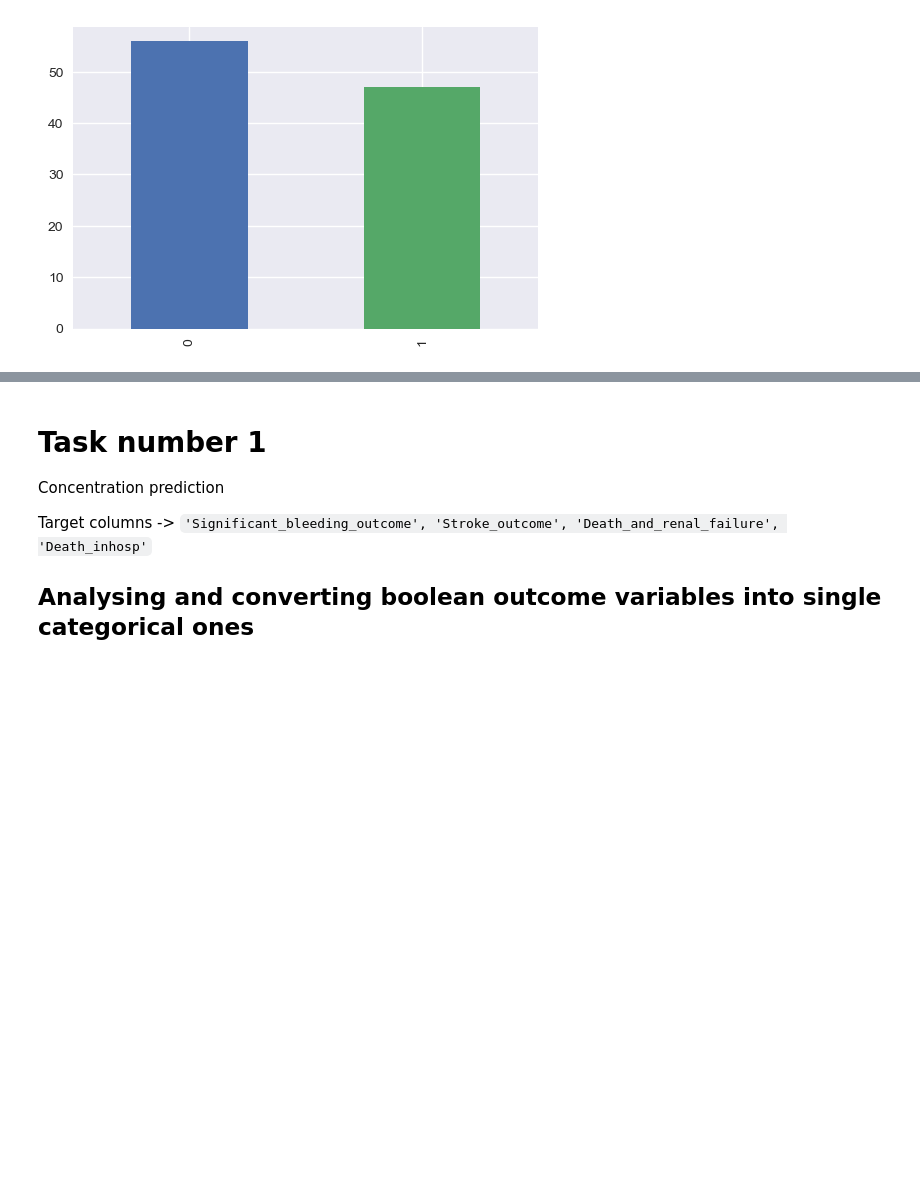
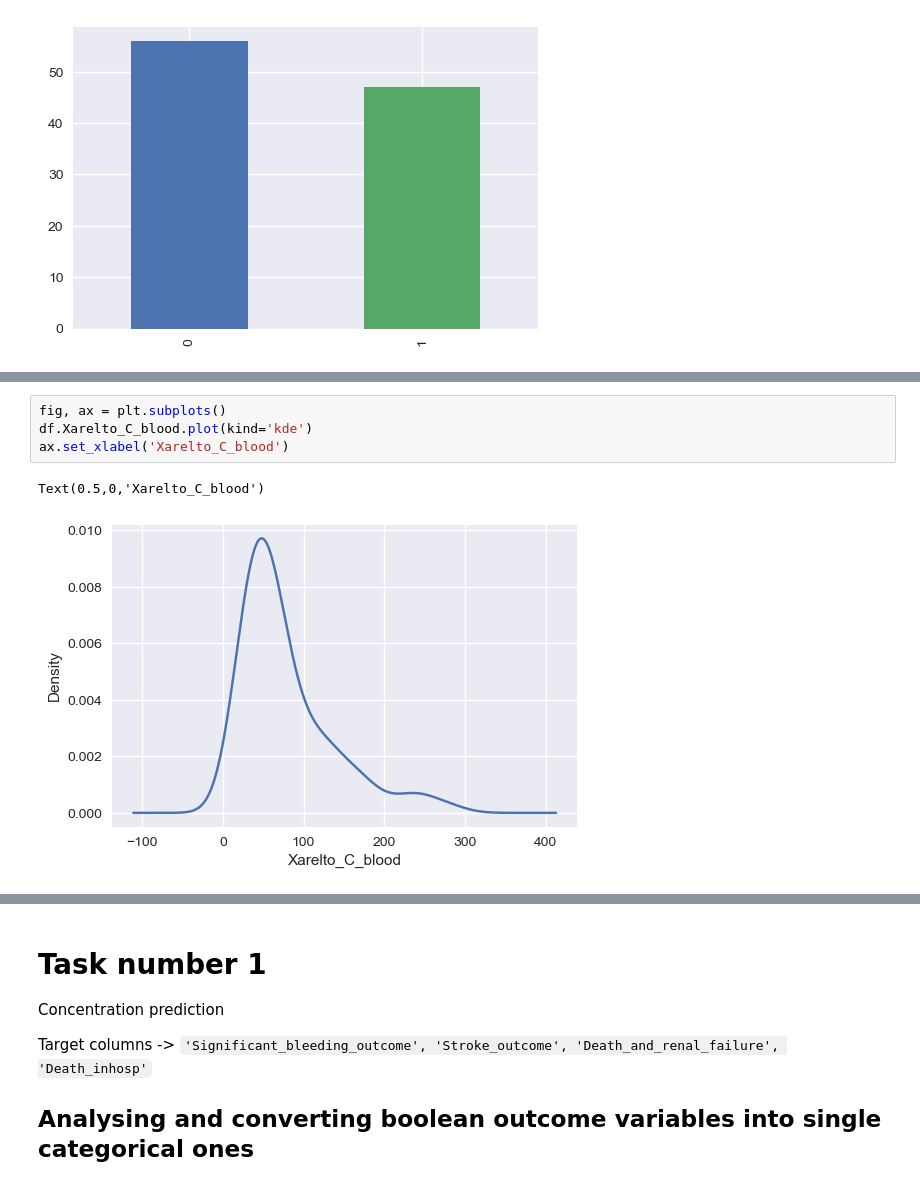
Before and after one commit to AlexShein/anticoagulants, a Jupyter notebook: Xarelto_analysis.ipynb, the cells around one changed output, grey strips where cells are left out. Saved outputs shown, nothing was run; the diff lists cells and outputs as text; blank space fills up the shorter version.

```diff
--- a/Xarelto_analysis.ipynb
+++ b/Xarelto_analysis.ipynb
@@ -127,0 +171,7 @@ df.GFR.astype(float).hist()
+# %%
+fig, ax = plt.subplots()
+df.Xarelto_C_blood.plot(kind='kde')
+ax.set_xlabel('Xarelto_C_blood')
+# %% [output]
+Text(0.5,0,'Xarelto_C_blood')
+[figure, added]
```
Also changed, not shown: parts of 48 cells of this notebook.
